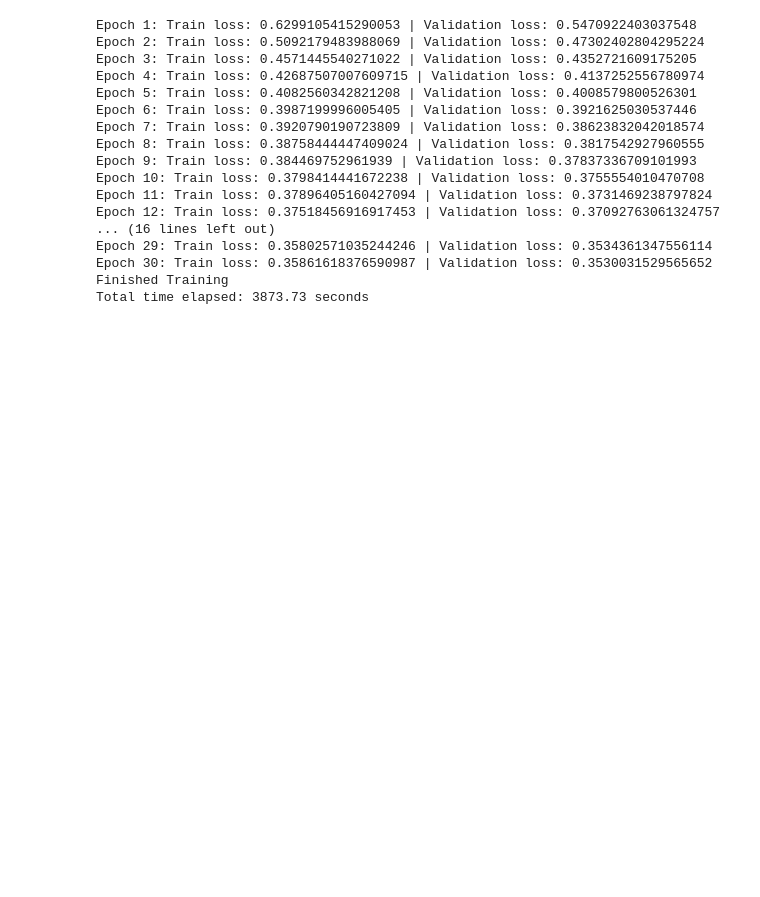
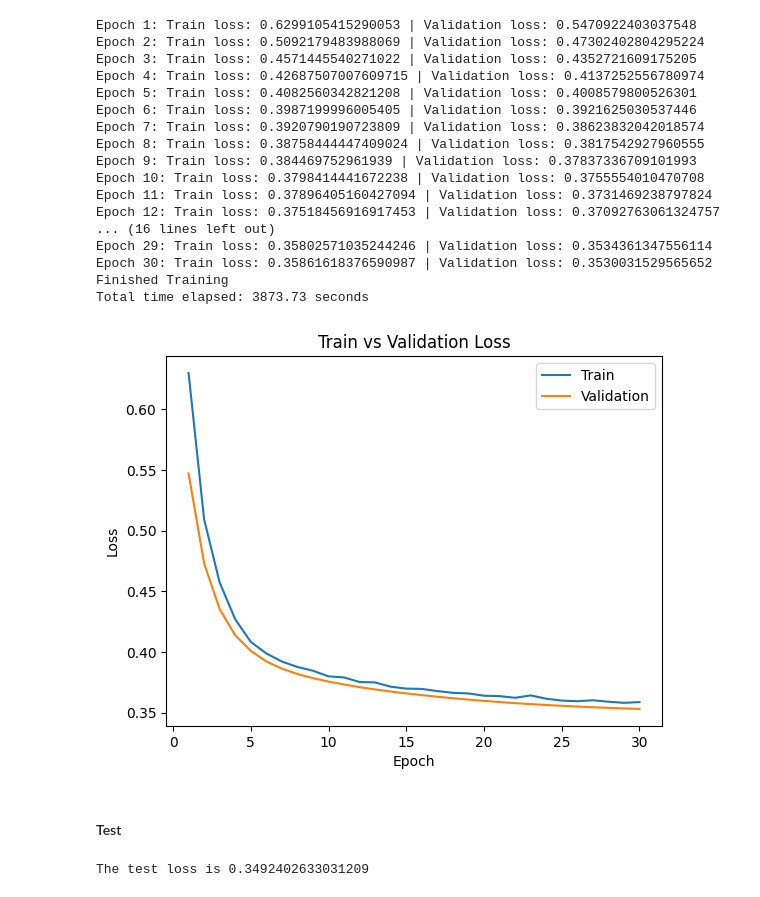
Before and after one commit to WilliamJWen/Project42, a Jupyter notebook: colab_notebooks/model.ipynb, the cells around one changed output. Saved outputs shown, nothing was run; the diff lists cells and outputs as text; code cells hidden in the pictures; blank space fills up the shorter version.

Commit message:
Autoencoder basic testing

```diff
--- a/colab_notebooks/model.ipynb
+++ b/colab_notebooks/model.ipynb
@@ -888,11 +888,11 @@ def get_optimizer_name(optimizer):
 
 # Get name of model checkpoint
 def get_step1_model_name(name,
-                         batch_size,
-                         learning_rate,
-                         criterion,
-                         optimizer,
-                         epoch):
+                         batch_size=64,
+                         learning_rate=0.01,
+                         criterion=None,
+                         optimizer=None,
+                         epoch=30):
   criterion_name = get_criterion_name(criterion)
   optimizer_name = get_optimizer_name(optimizer)
   path = NATHAN_PATH + "model_{0}_bs{1}_lr{2}_{3}_{4}_epoch{5}".format(
@@ -941,7 +941,7 @@ def train_step1_net(net,
                     learning_rate=0.01,
                     num_epochs=30,
                     criterion=nn.MSELoss(),
-                    optimizer=optim.SGD,
+                    optimizer=optim.SGD
                     ):
   torch.manual_seed(42)
 
@@ -1066,3 +1066,24 @@ Epoch 29: Train loss: 0.35802571035244246 | Validation loss: 0.3534361347556114
 Epoch 30: Train loss: 0.35861618376590987 | Validation loss: 0.3530031529565652
 Finished Training
 Total time elapsed: 3873.73 seconds
+# %%
+plot_training_curve_step1(get_step1_model_name(name=autoencoder.name))
+# %% [output]
+[figure, added]
+# %% [markdown]
+#### Test
+# %%
+net = ConvAutoencoder()
+model_path = get_step1_model_name(name=autoencoder.name, epoch=30)
+state = torch.load(model_path)
+net.load_state_dict(state)
+
+if torch.cuda.is_available():
+    net = net.cuda()
+
+_, _, test_loader = get_data_loaders(step=1)
+
+test_loss = evaluate_step1_net(net, test_loader, nn.MSELoss())
+print("The test loss is", test_loss)
+# %% [output]
+The test loss is 0.3492402633031209
```
